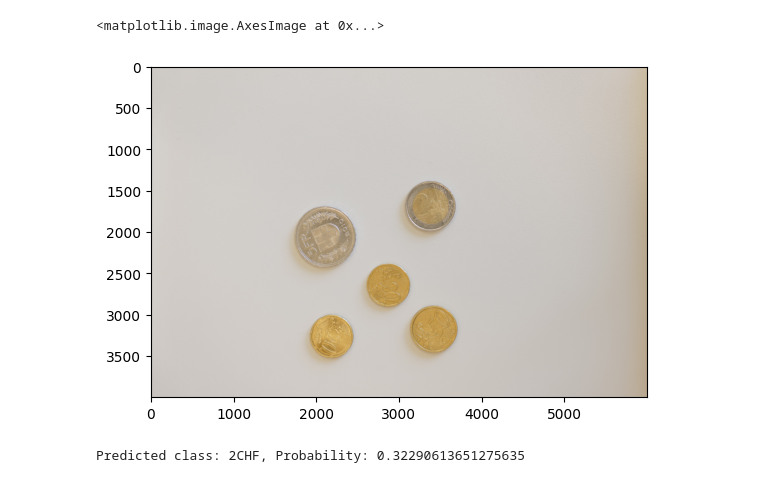
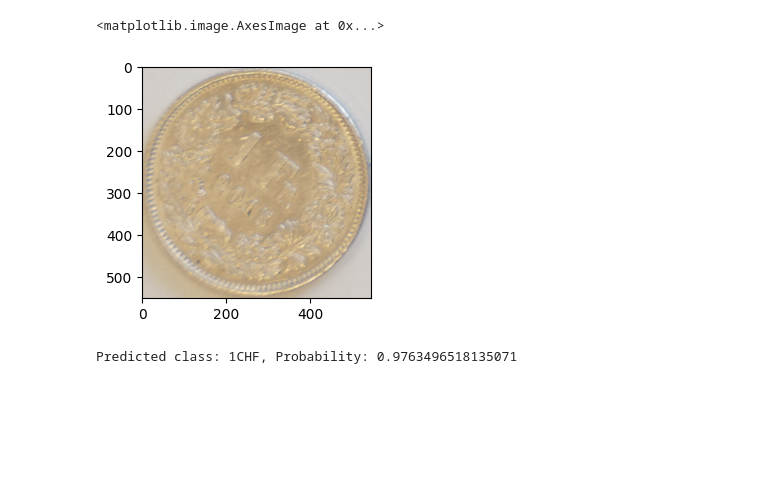
Before and after one commit to Tachi-67/iapr24-final-project, a Jupyter notebook: classify.ipynb, the cells around one changed output. Saved outputs shown, nothing was run; the diff lists cells and outputs as text; code cells hidden in the pictures; blank space fills up the shorter version.

```diff
--- a/classify.ipynb
+++ b/classify.ipynb
@@ -9,4 +11,0 @@ from datetime import datetime
-# %%
-image_path = os.path.join('data', 'seg_test_hand.JPG')
-path_img = image_path
-img = np.array(Image.open(path_img))
@@ -212,5 +117,0 @@ coins = process_image(image_path, type='neutral')
-# %%
-plt.imshow(img)
-# %% [output]
-<matplotlib.image.AxesImage at 0x...>
-[figure, removed]
@@ -217 +128,12 @@ plt.imshow(img)
+# %%
+# hand bg
+image_path = os.path.join("data", "train", "L1010524.JPG")
+coins = process_image(image_path, type='hand', method='adaptive')
+# %%
+sample = coins[1]
+plt.figure(figsize=(3, 3))
+plt.imshow(sample)
+# %% [output]
+<matplotlib.image.AxesImage at 0x...>
+[figure, added]
 # %%
@@ -243,10 +160,11 @@ transform = transforms.Compose([
     transforms.Normalize(mean=[0.485, 0.456, 0.406], std=[0.229, 0.224, 0.225]),
 ])
 
-def predict_image(image_path, model=model, transform=transform, device=device):
+def predict_image(image_array, model=model, transform=transform, device=device):
 
     model.eval()  # 设置模型为评估模式
-    image = Image.open(image_path).convert('RGB')
+    # image = Image.open(image_path).convert('RGB')
+    image = Image.fromarray(np.uint8(image_array)).convert('RGB')
     image = transform(image)
     image = image.unsqueeze(0)  # 添加batch维度
     image = image.to(device)
@@ -260,10 +178,9 @@ def predict_image(image_path, model=model, transform=transform, device=device):
     index_to_label = {v: k for k, v in label_to_index.items()}
 
     return index_to_label[top_catid.item()], top_prob.item()
-# %% [output]
-Predicted class: 2CHF, Probability: 0.32290613651275635
 # %%
 # 示例推理
-test_image_path = os.path.join('data', '1.jpg')
-predicted_class, probability = predict_image(test_image_path, model, transform, device)
+predicted_class, probability = predict_image(sample, model, transform, device)
 print(f"Predicted class: {predicted_class}, Probability: {probability}")
+# %% [output]
+Predicted class: 1CHF, Probability: 0.9763496518135071
```
Also changed, not shown: parts of 8 cells of this notebook, 1 other file.
